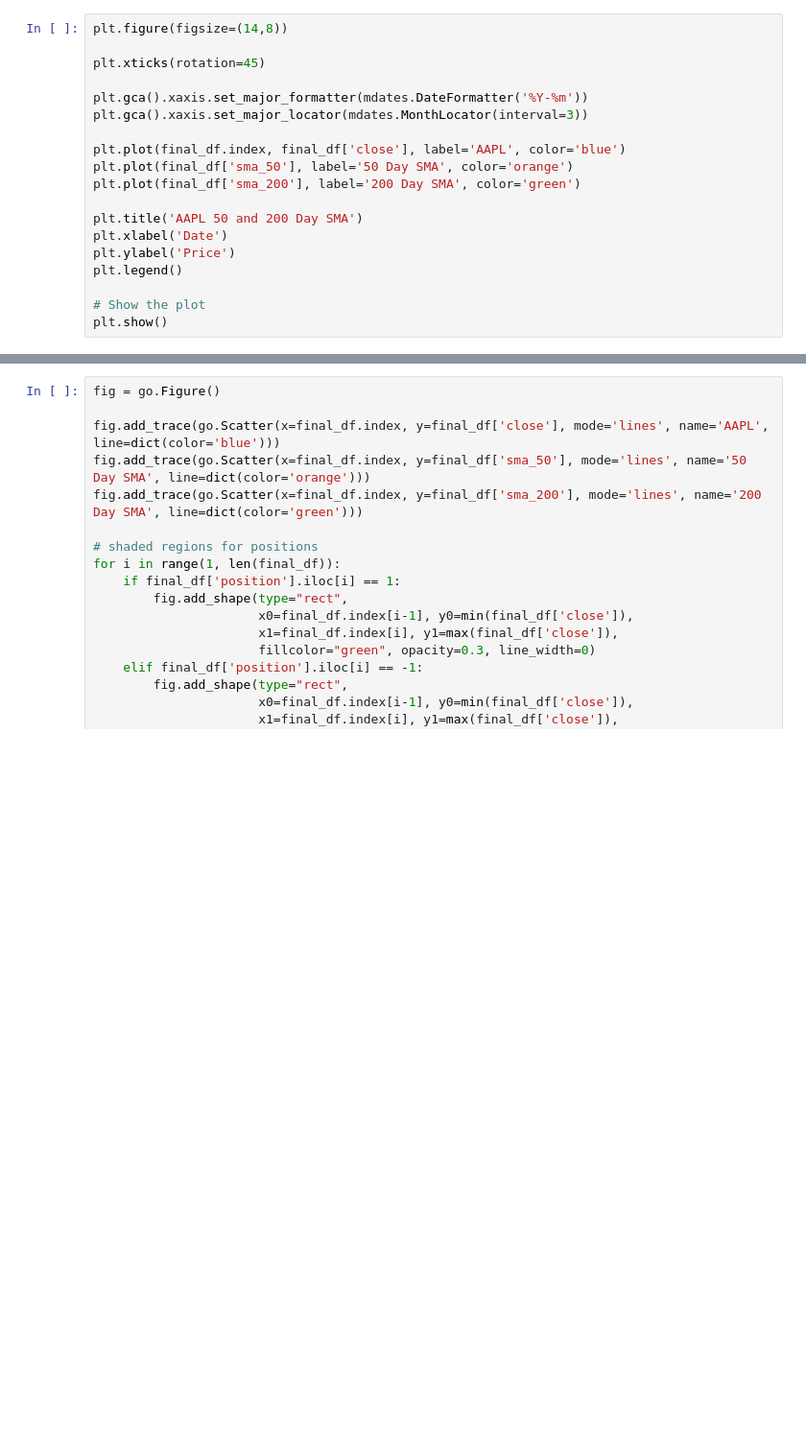
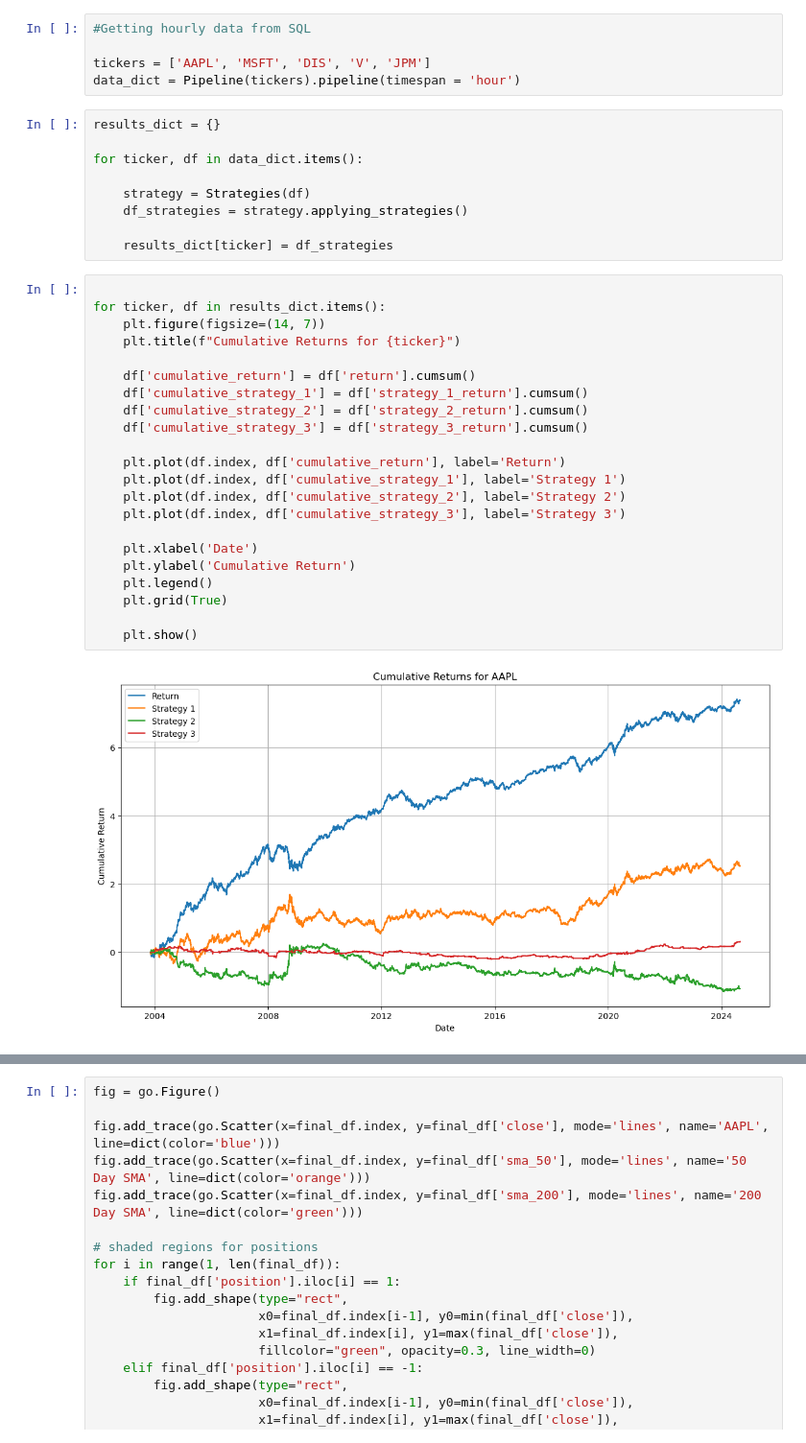
Before and after one commit to rravinet/algo_trading, a Jupyter notebook: Strategies/TA_Strategy.ipynb, the cells around one changed output, grey strips where cells are left out. Shown: that part at 96% size. Drawn from its saved outputs; the diff is of its cells as text; blank space fills up the shorter version.

Commit message:
updating pipeline and scripts

```diff
--- a/Strategies/TA_Strategy.ipynb
+++ b/Strategies/TA_Strategy.ipynb
@@ -73,20 +80,39 @@ class Strategies:
         return self.df
-# %%
-plt.figure(figsize=(14,8))
-
-plt.xticks(rotation=45)
-
-plt.gca().xaxis.set_major_formatter(mdates.DateFormatter('%Y-%m'))
-plt.gca().xaxis.set_major_locator(mdates.MonthLocator(interval=3))
-
-plt.plot(final_df.index, final_df['close'], label='AAPL', color='blue')
-plt.plot(final_df['sma_50'], label='50 Day SMA', color='orange')
-plt.plot(final_df['sma_200'], label='200 Day SMA', color='green')
-
-plt.title('AAPL 50 and 200 Day SMA')
-plt.xlabel('Date')
-plt.ylabel('Price')
-plt.legend()
-
-# Show the plot
-plt.show()
+# %%
+#Getting hourly data from SQL
+
+tickers = ['AAPL', 'MSFT', 'DIS', 'V', 'JPM']
+data_dict = Pipeline(tickers).pipeline(timespan = 'hour')
+# %%
+results_dict = {}
+
+for ticker, df in data_dict.items():
+
+    strategy = Strategies(df)
+    df_strategies = strategy.applying_strategies()
+
+    results_dict[ticker] = df_strategies
+# %%
+
+for ticker, df in results_dict.items():
+    plt.figure(figsize=(14, 7))
+    plt.title(f"Cumulative Returns for {ticker}")
+
+    df['cumulative_return'] = df['return'].cumsum()
+    df['cumulative_strategy_1'] = df['strategy_1_return'].cumsum()
+    df['cumulative_strategy_2'] = df['strategy_2_return'].cumsum()
+    df['cumulative_strategy_3'] = df['strategy_3_return'].cumsum()
+
+    plt.plot(df.index, df['cumulative_return'], label='Return')
+    plt.plot(df.index, df['cumulative_strategy_1'], label='Strategy 1')
+    plt.plot(df.index, df['cumulative_strategy_2'], label='Strategy 2')
+    plt.plot(df.index, df['cumulative_strategy_3'], label='Strategy 3')
+
+    plt.xlabel('Date')
+    plt.ylabel('Cumulative Return')
+    plt.legend()
+    plt.grid(True)
+
+    plt.show()
+# %% [output]
+[figure, added]
```
Also changed, not shown: parts of 13 cells of this notebook, 9 other files.
